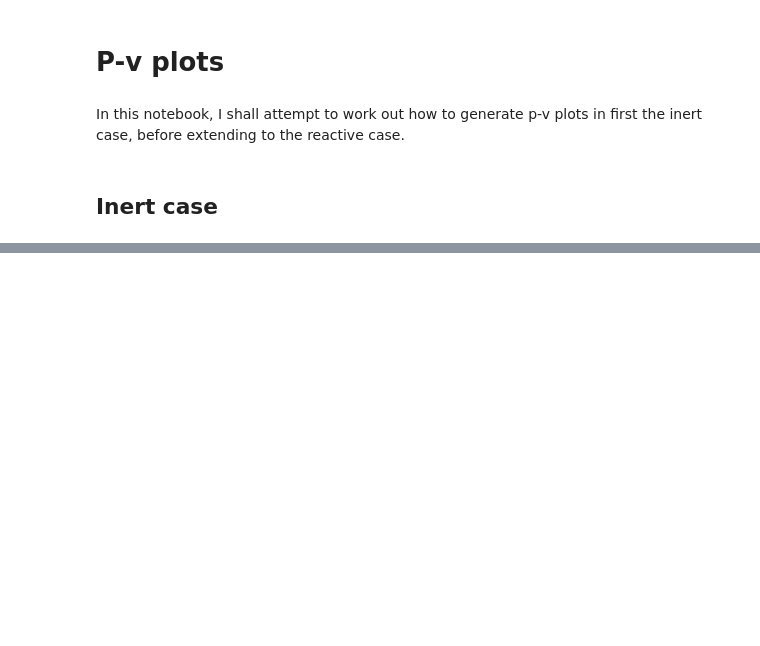
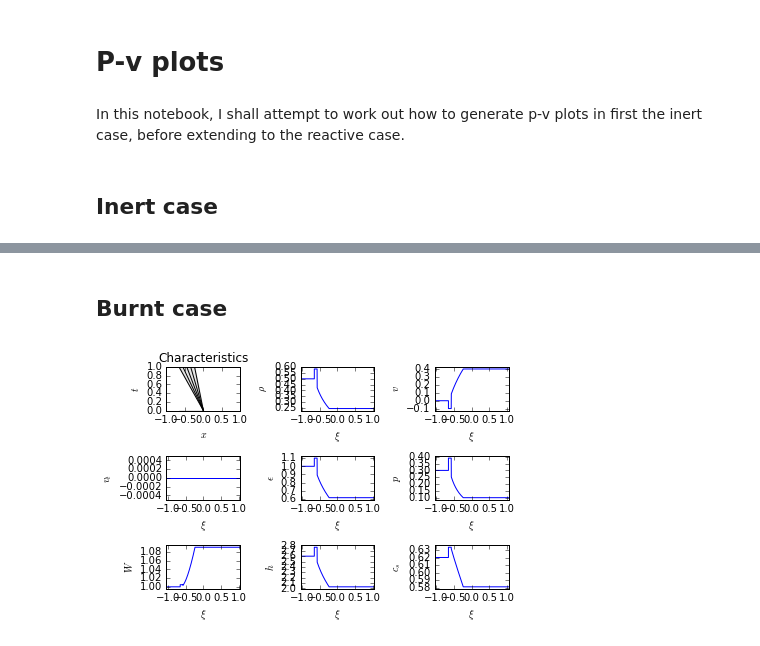
Before and after one commit to harpolea/r3d2, a Jupyter notebook: docs/p_v_plots.ipynb, the cells around one changed output, grey strips where cells are left out. Drawn from its saved outputs; the diff is of its cells as text; code cells hidden in the pictures; blank space fills up the shorter version.

```diff
--- a/docs/p_v_plots.ipynb
+++ b/docs/p_v_plots.ipynb
@@ -21,0 +234,12 @@ test_1_rp = RiemannProblem(test_1_U_left, test_1_U_right)
+# %% [markdown]
+## Burnt case
+# %%
+eos = eos_defns.eos_gamma_law(5.0/3.0)
+eos_reactive = eos_defns.eos_gamma_law_react(5.0/3.0, 0.1, 1.0, 1.0, eos)
+U_reactive_left = State(0.5, 0.0, 0.0, 1.0, eos_reactive)
+U_reactive_right = State(0.24316548798524526, 0.39922932397353039, 0.0,
+                    0.61686385086179807, eos)
+test_reactive_rp = RiemannProblem(U_reactive_left, U_reactive_right)
+test_reactive_rp
+# %% [output]
+[figure, added]
```
Also changed, not shown: parts of 12 cells of this notebook, 2 other files.
